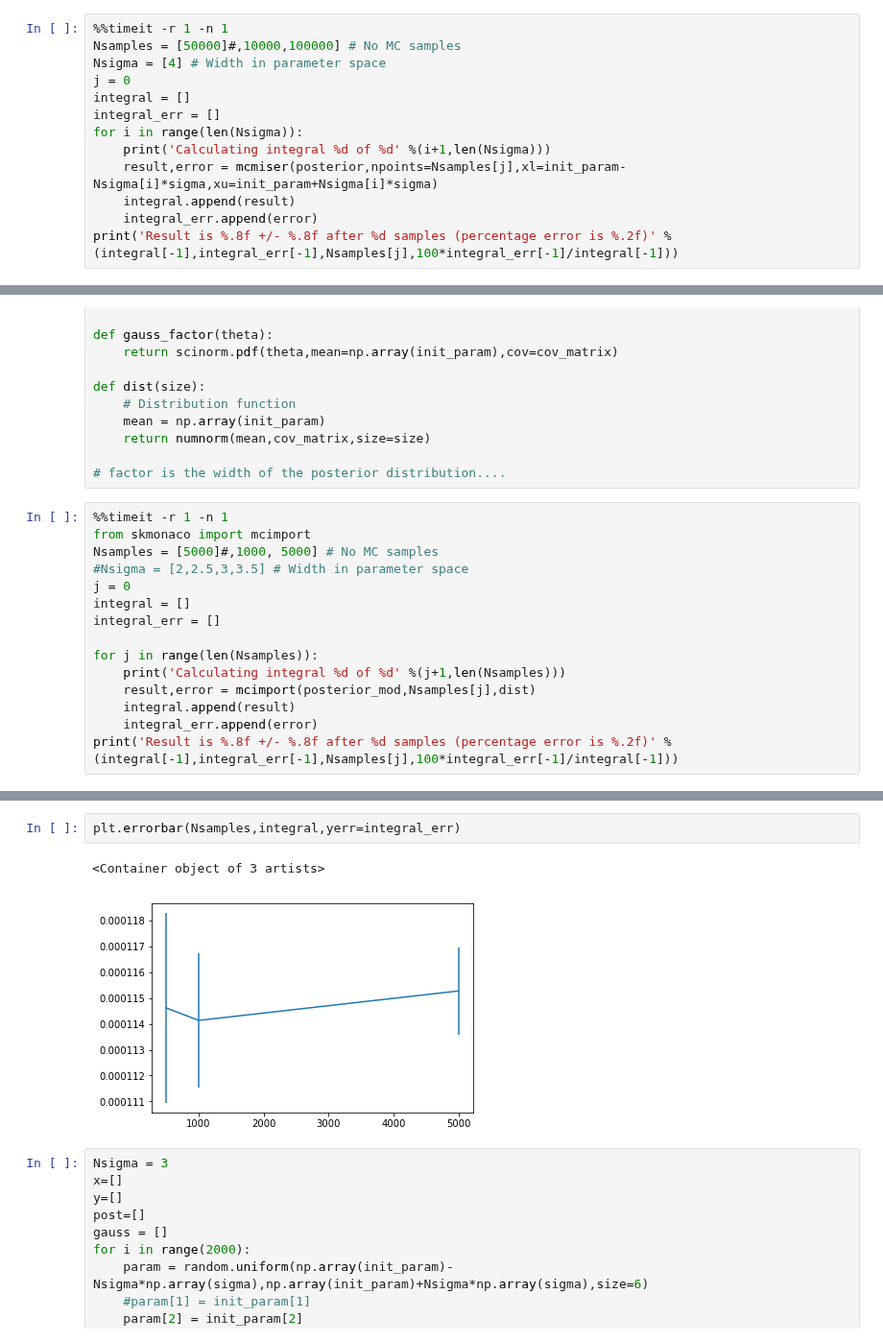
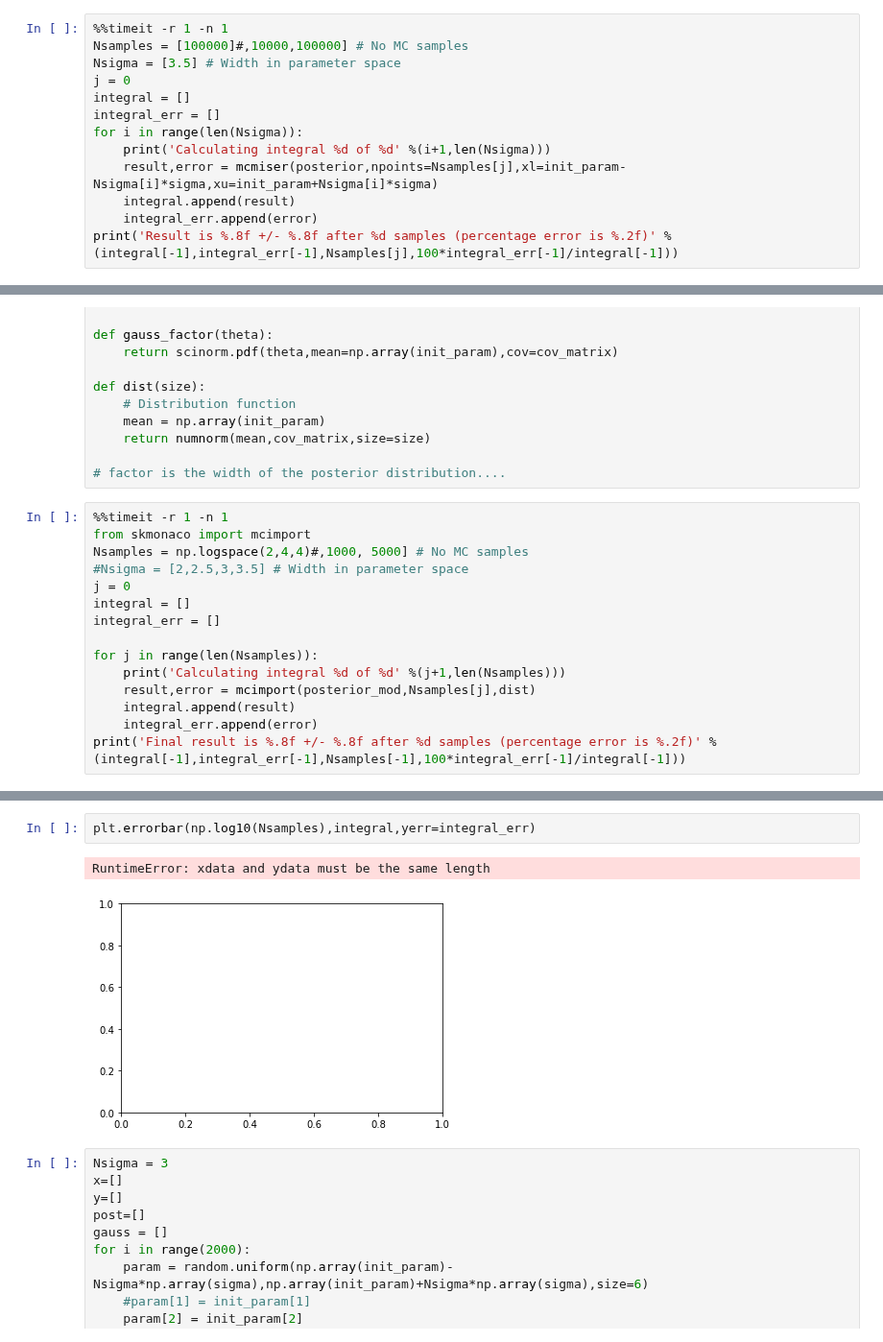
Before and after one commit to oliverphilcox/ChempyMulti, a Jupyter notebook: Scoring - Integration.ipynb, the cells around one changed output, grey strips where cells are left out. Shown at 96% size. Cells and saved outputs as stored; diff of their text form.

```diff
--- a/Scoring - Integration.ipynb
+++ b/Scoring - Integration.ipynb
@@ -37,8 +37,8 @@ for i,param_name in enumerate(a.to_optimize):
 sigma = np.array(sigma)
 # %%
 %%timeit -r 1 -n 1
-Nsamples = [50000]#,10000,100000] # No MC samples
-Nsigma = [4] # Width in parameter space
+Nsamples = [100000]#,10000,100000] # No MC samples
+Nsigma = [3.5] # Width in parameter space
 j = 0
 integral = []
 integral_err = []
@@ -203,7 +202,7 @@ def dist(size):
 # %%
 %%timeit -r 1 -n 1
 from skmonaco import mcimport
-Nsamples = [5000]#,1000, 5000] # No MC samples
+Nsamples = np.logspace(2,4,4)#,1000, 5000] # No MC samples
 #Nsigma = [2,2.5,3,3.5] # Width in parameter space
 j = 0
 integral = []
@@ -214,5 +213,5 @@ for j in range(len(Nsamples)):
     result,error = mcimport(posterior_mod,Nsamples[j],dist)
     integral.append(result)
     integral_err.append(error)
-print('Result is %.8f +/- %.8f after %d samples (percentage error is %.2f)' %(integral[-1],integral_err[-1],Nsamples[j],100*integral_err[-1]/integral[-1]))
+print('Final result is %.8f +/- %.8f after %d samples (percentage error is %.2f)' %(integral[-1],integral_err[-1],Nsamples[-1],100*integral_err[-1]/integral[-1]))
 # %% [output]
@@ -225,8 +224,8 @@ Result is 0.00011181 +/- 0.00000123 after 5000 samples (percentage error is 0.01
 # %%
-plt.errorbar(Nsamples,integral,yerr=integral_err)
+plt.errorbar(np.log10(Nsamples),integral,yerr=integral_err)
 # %% [output]
-<Container object of 3 artists>
+RuntimeError: xdata and ydata must be the same length
-[figure, old version]
+[figure, new version]
 # %%
 Nsigma = 3
 x=[]
```
Also changed, not shown: parts of 3 cells of this notebook, 5 other files.
